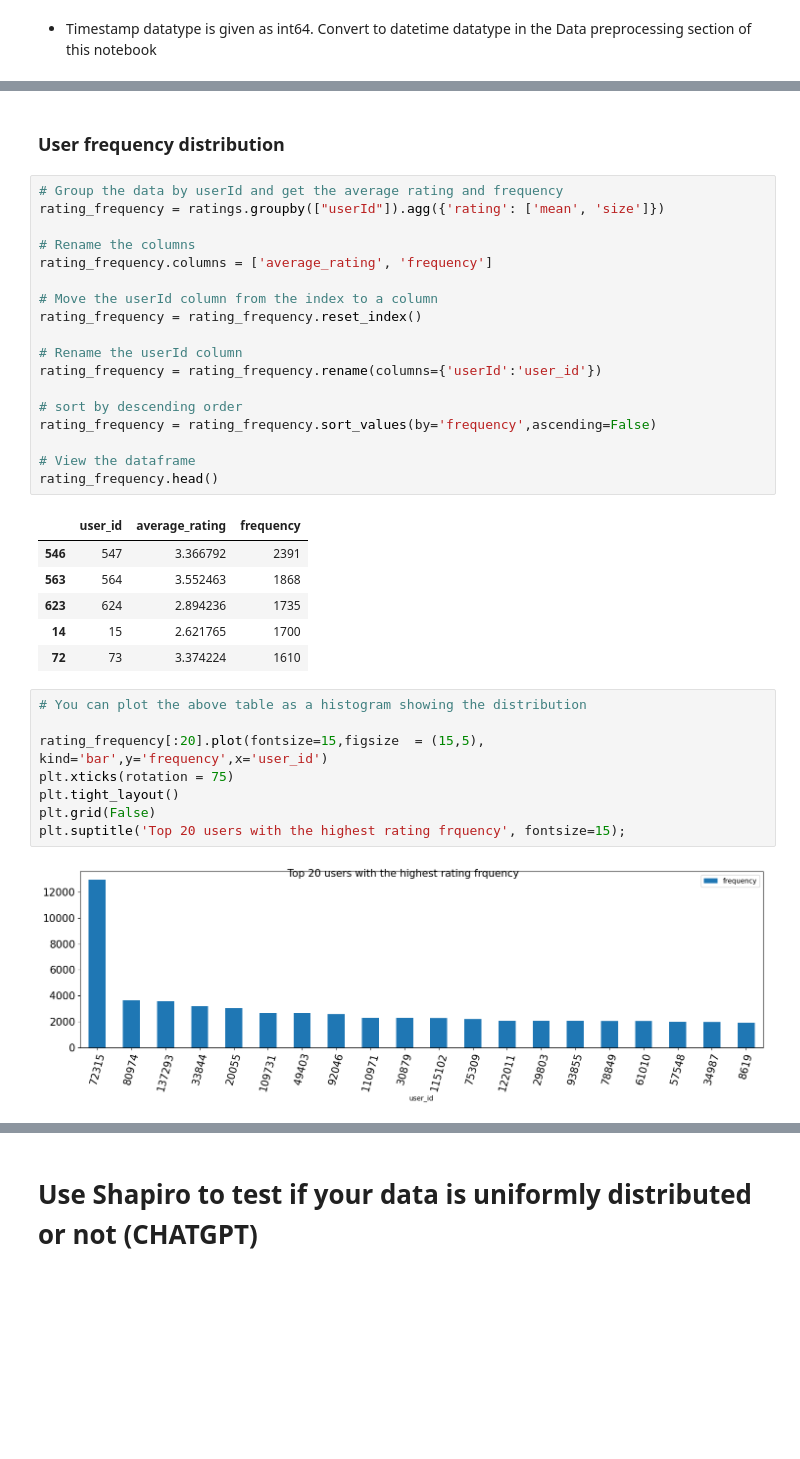
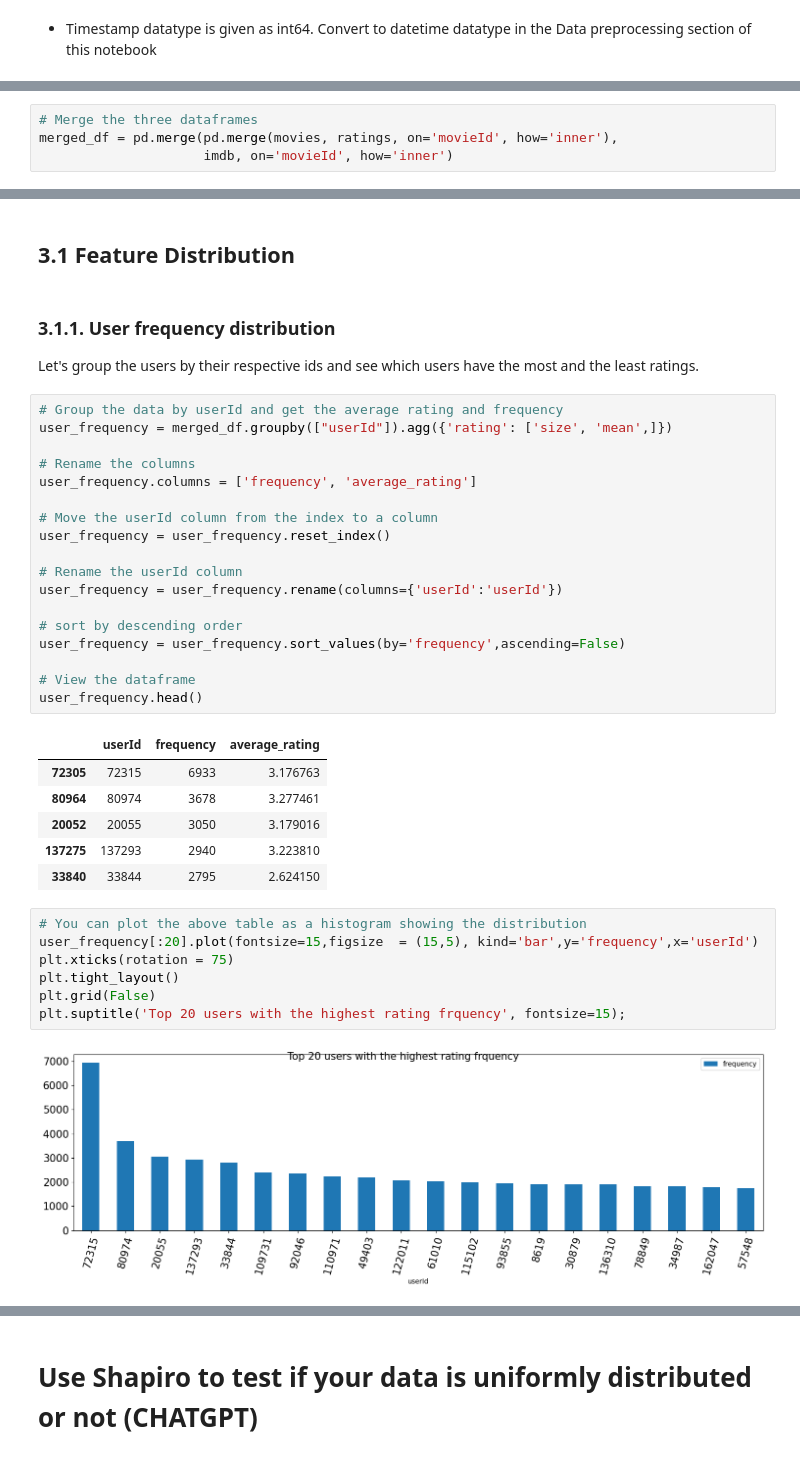
Before and after one commit to JasperZeroes/TeamND2-unsupervised-predict, a Jupyter notebook: TeamND2_notebook.ipynb, the cells around one changed output, grey strips where cells are left out. Cells and saved outputs as stored; diff of their text form; blank space fills up the shorter version.

```diff
--- a/TeamND2_notebook.ipynb
+++ b/TeamND2_notebook.ipynb
@@ -369,0 +376,4 @@ imdb.duplicated().sum()
+# %%
+# Merge the three dataframes
+merged_df = pd.merge(pd.merge(movies, ratings, on='movieId', how='inner'),
+                     imdb, on='movieId', how='inner')
@@ -370,37 +415,40 @@ imdb.duplicated().sum()
+# %% [markdown]
+## 3.1 Feature Distribution
 # %% [markdown]
-### User frequency distribution
+### 3.1.1. User frequency distribution
+
+Let's group the users by their respective ids and see which users have the most and the least ratings.
 # %%
 # Group the data by userId and get the average rating and frequency
-rating_frequency = ratings.groupby(["userId"]).agg({'rating': ['mean', 'size']})
+user_frequency = merged_df.groupby(["userId"]).agg({'rating': ['size', 'mean',]})
 
 # Rename the columns
-rating_frequency.columns = ['average_rating', 'frequency']
+user_frequency.columns = ['frequency', 'average_rating']
 
 # Move the userId column from the index to a column
-rating_frequency = rating_frequency.reset_index()
+user_frequency = user_frequency.reset_index()
 
 # Rename the userId column
-rating_frequency = rating_frequency.rename(columns={'userId':'user_id'})
+user_frequency = user_frequency.rename(columns={'userId':'userId'})
 
 # sort by descending order
-rating_frequency = rating_frequency.sort_values(by='frequency',ascending=False)
+user_frequency = user_frequency.sort_values(by='frequency',ascending=False)
 
 # View the dataframe
-rating_frequency.head()
+user_frequency.head()
 # %% [output]
-|  | user_id | average_rating | frequency |
-| 546 | 547 | 3.366792 | 2391 |
-| 563 | 564 | 3.552463 | 1868 |
-| 623 | 624 | 2.894236 | 1735 |
-| 14 | 15 | 2.621765 | 1700 |
-| 72 | 73 | 3.374224 | 1610 |
+|  | userId | frequency | average_rating |
+| 72305 | 72315 | 6933 | 3.176763 |
+| 80964 | 80974 | 3678 | 3.277461 |
+| 20052 | 20055 | 3050 | 3.179016 |
+| 137275 | 137293 | 2940 | 3.223810 |
+| 33840 | 33844 | 2795 | 2.624150 |
 # %%
 # You can plot the above table as a histogram showing the distribution
-
-rating_frequency[:20].plot(fontsize=15,figsize  = (15,5), kind='bar',y='frequency',x='user_id')
+user_frequency[:20].plot(fontsize=15,figsize  = (15,5), kind='bar',y='frequency',x='userId')
 plt.xticks(rotation = 75)
 plt.tight_layout()
 plt.grid(False)
 plt.suptitle('Top 20 users with the highest rating frquency', fontsize=15);
 # %% [output]
-[figure, old version]
+[figure, new version]
```
Also changed, not shown: parts of 93 cells of this notebook.
